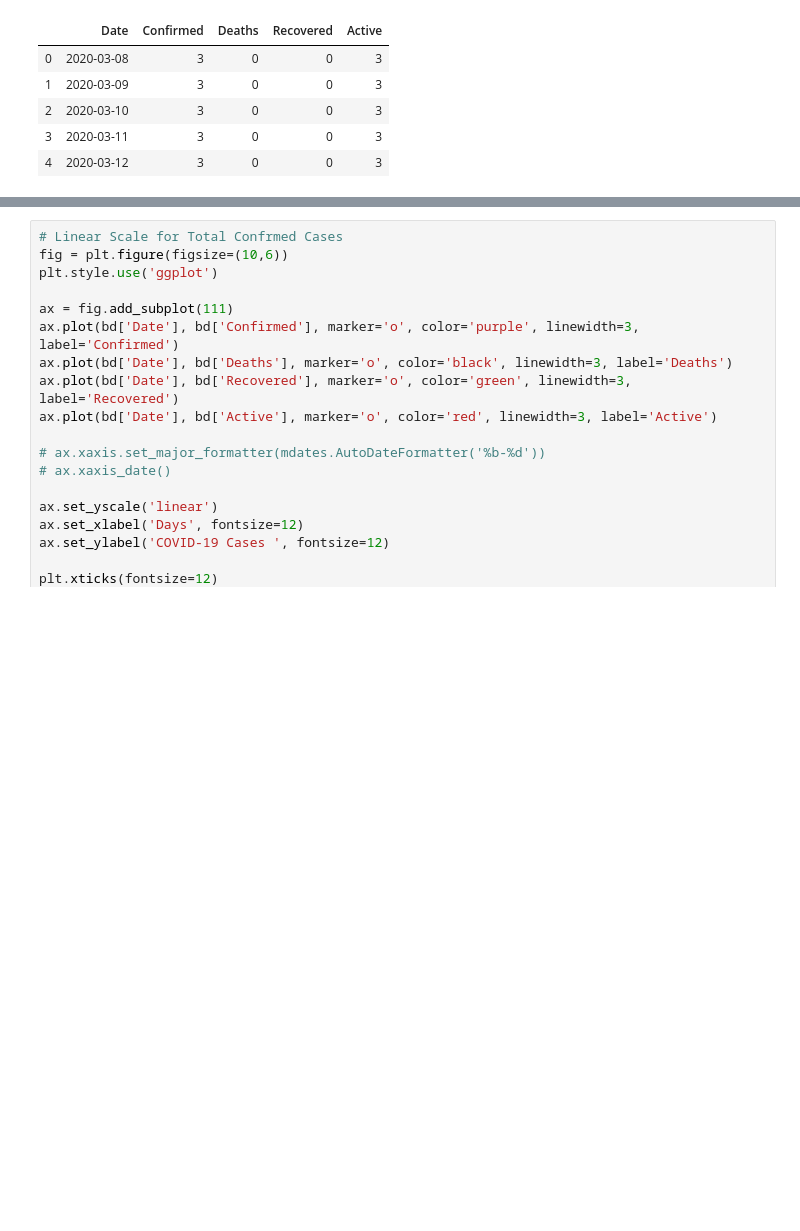
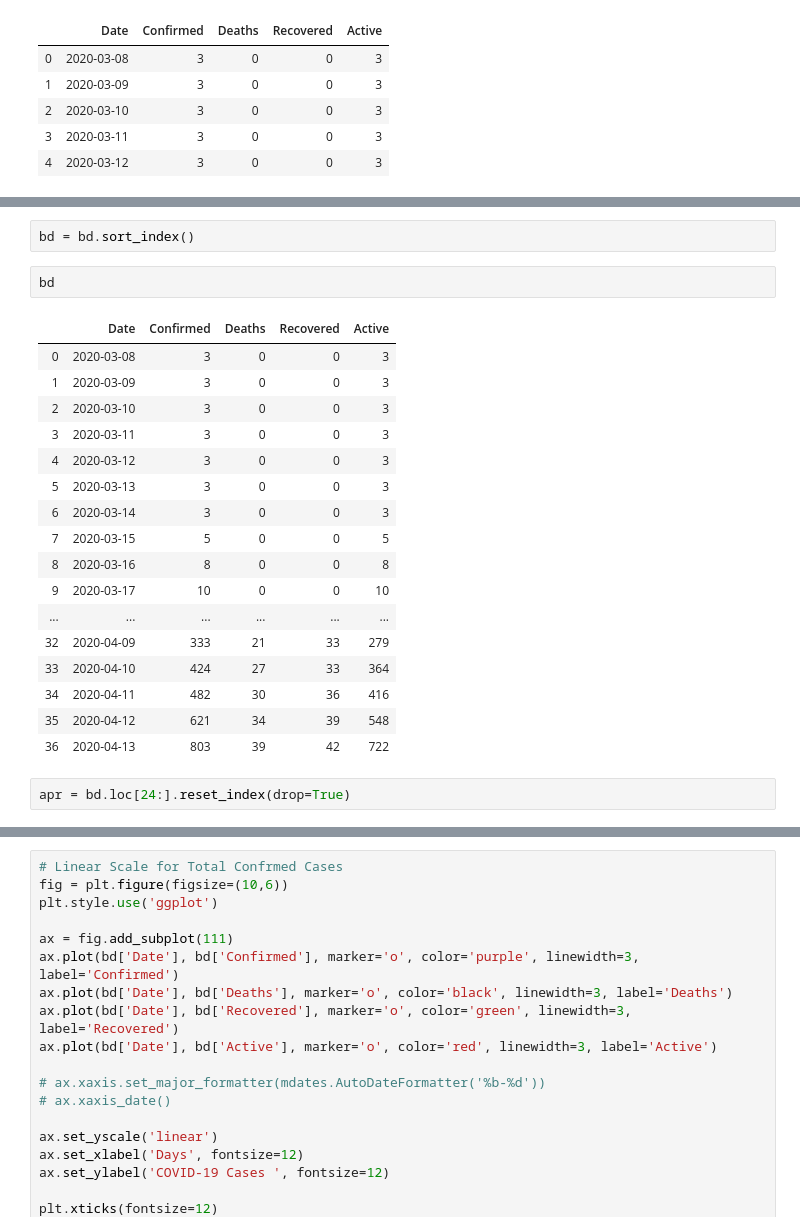
Before and after one commit to chiralbd/COVID-19_Data, a Jupyter notebook: COVID-19 BD.ipynb, the cells around one changed output, grey strips where cells are left out. Saved outputs shown, nothing was run; the diff lists cells and outputs as text; blank space fills up the shorter version.

```diff
--- a/COVID-19 BD.ipynb
+++ b/COVID-19 BD.ipynb
@@ -41,0 +42,24 @@ bd['Active'].max()
+# %%
+bd = bd.sort_index()
+# %%
+bd
+# %% [output]
+|  | Date | Confirmed | Deaths | Recovered | Active |
+| 0 | 2020-03-08 | 3 | 0 | 0 | 3 |
+| 1 | 2020-03-09 | 3 | 0 | 0 | 3 |
+| 2 | 2020-03-10 | 3 | 0 | 0 | 3 |
+| 3 | 2020-03-11 | 3 | 0 | 0 | 3 |
+| 4 | 2020-03-12 | 3 | 0 | 0 | 3 |
+| 5 | 2020-03-13 | 3 | 0 | 0 | 3 |
+| 6 | 2020-03-14 | 3 | 0 | 0 | 3 |
+| 7 | 2020-03-15 | 5 | 0 | 0 | 5 |
+| 8 | 2020-03-16 | 8 | 0 | 0 | 8 |
+| 9 | 2020-03-17 | 10 | 0 | 0 | 10 |
+| ... | ... | ... | ... | ... | ... |
+| 32 | 2020-04-09 | 333 | 21 | 33 | 279 |
+| 33 | 2020-04-10 | 424 | 27 | 33 | 364 |
+| 34 | 2020-04-11 | 482 | 30 | 36 | 416 |
+| 35 | 2020-04-12 | 621 | 34 | 39 | 548 |
+| 36 | 2020-04-13 | 803 | 39 | 42 | 722 |
+# %%
+apr = bd.loc[24:].reset_index(drop=True)
```
Also changed, not shown: parts of 6 cells of this notebook, 3 other files.
